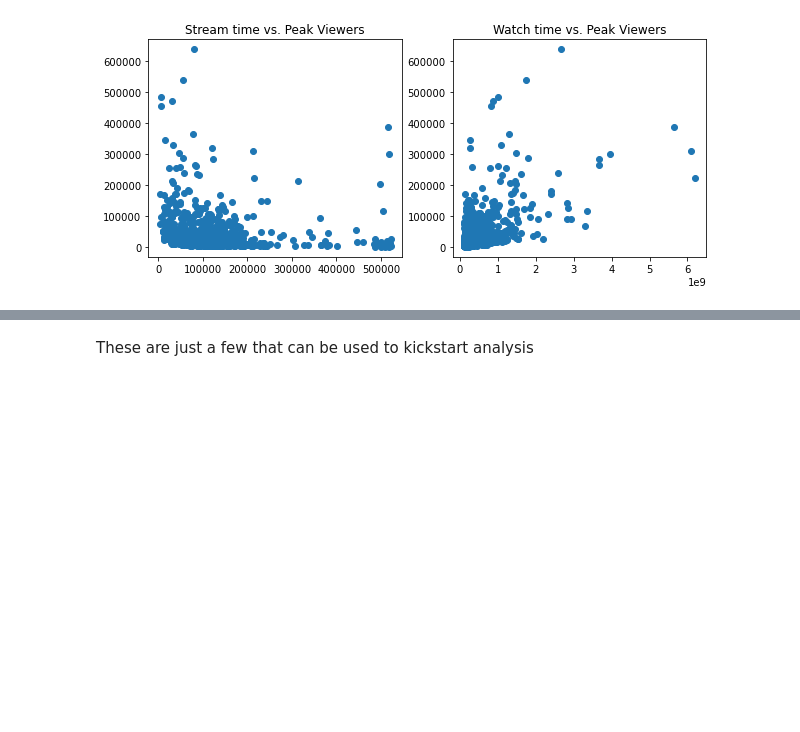
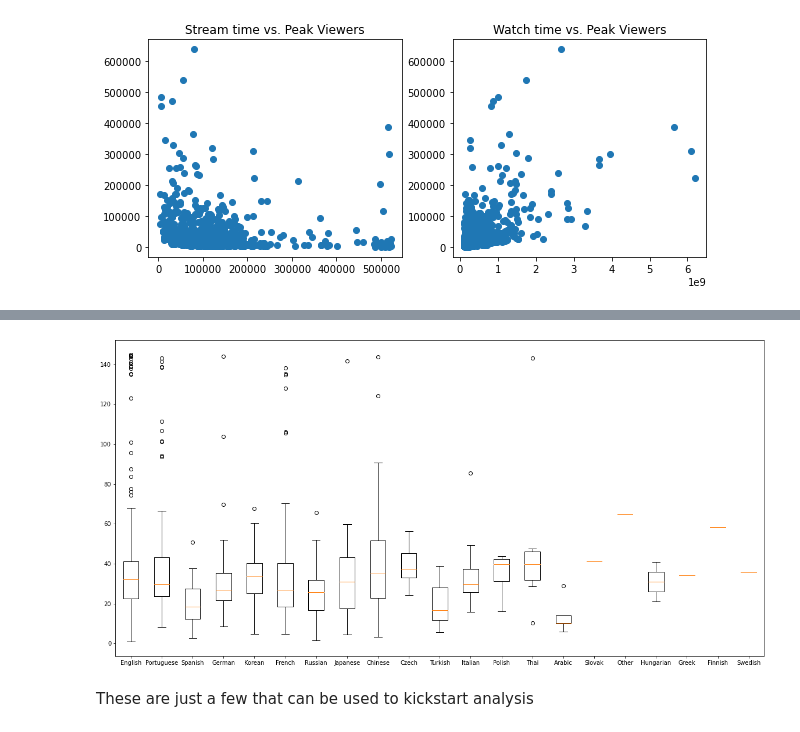
Before and after one commit to BeanutPutters/BeanutPutters.github.io, a Jupyter notebook: project0/Final.ipynb, the cells around one changed output, grey strips where cells are left out. Saved outputs shown, nothing was run; the diff lists cells and outputs as text; code cells hidden in the pictures; blank space fills up the shorter version.

```diff
--- a/project0/Final.ipynb
+++ b/project0/Final.ipynb
@@ -64,2 +119,17 @@ Text(0.5, 1.0, 'Launguages and Followers')
+# %%
+
+#Creating stream time arrays for each language
+st = []
+for l in lang:
+    ar = []
+    ct = data[data["Language"] == l]
+    for le in ct["Stream time(days)"]:
+        ar.append(le)
+    st.append(ar)
+
+plt.figure(figsize=(20,10))
+box = plt.boxplot(st,labels=lang)
+# %% [output]
+[figure, added]
 # %% [markdown]
 These are just a few that can be used to kickstart analysis
```
Also changed, not shown: parts of 8 cells of this notebook.
